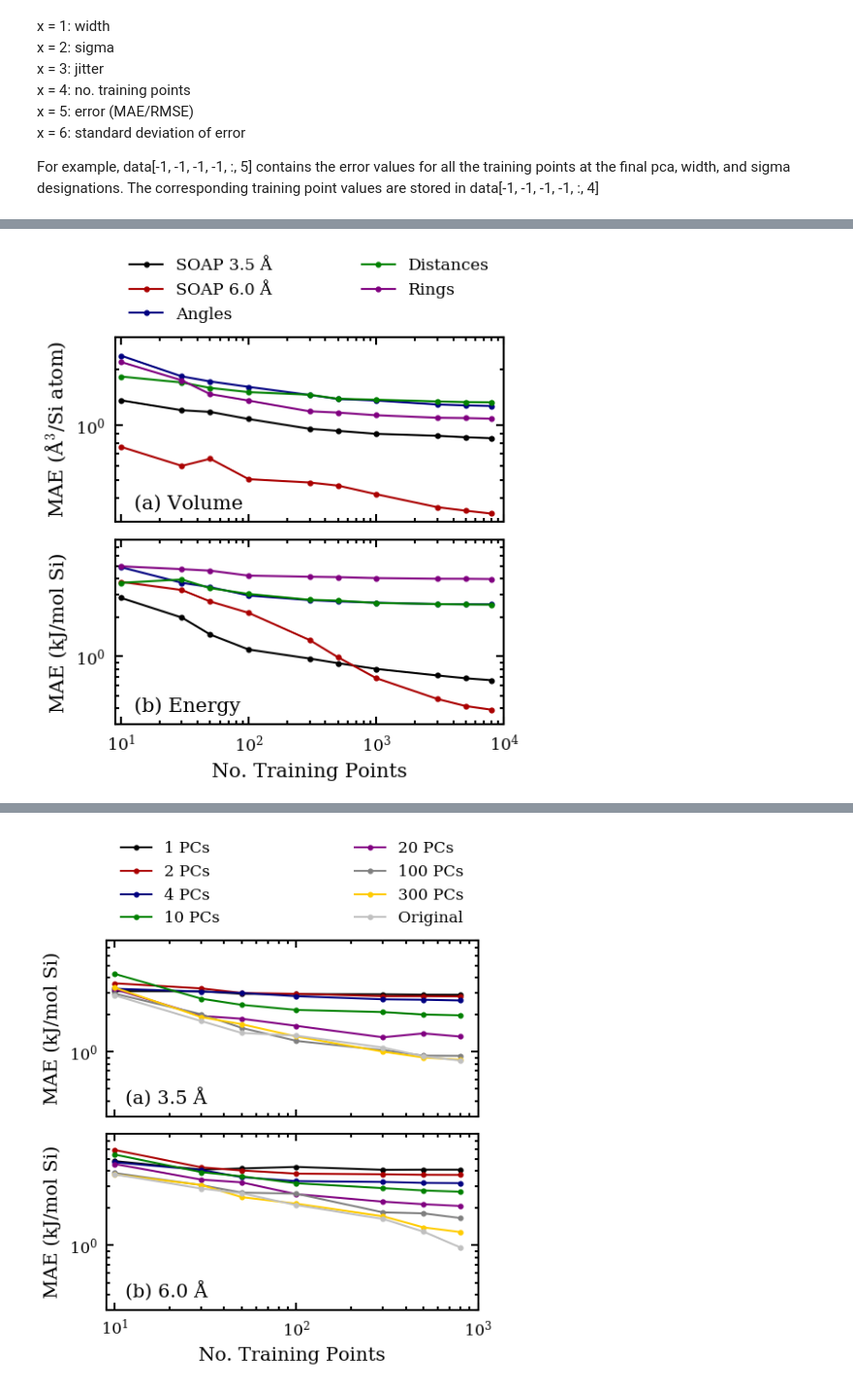
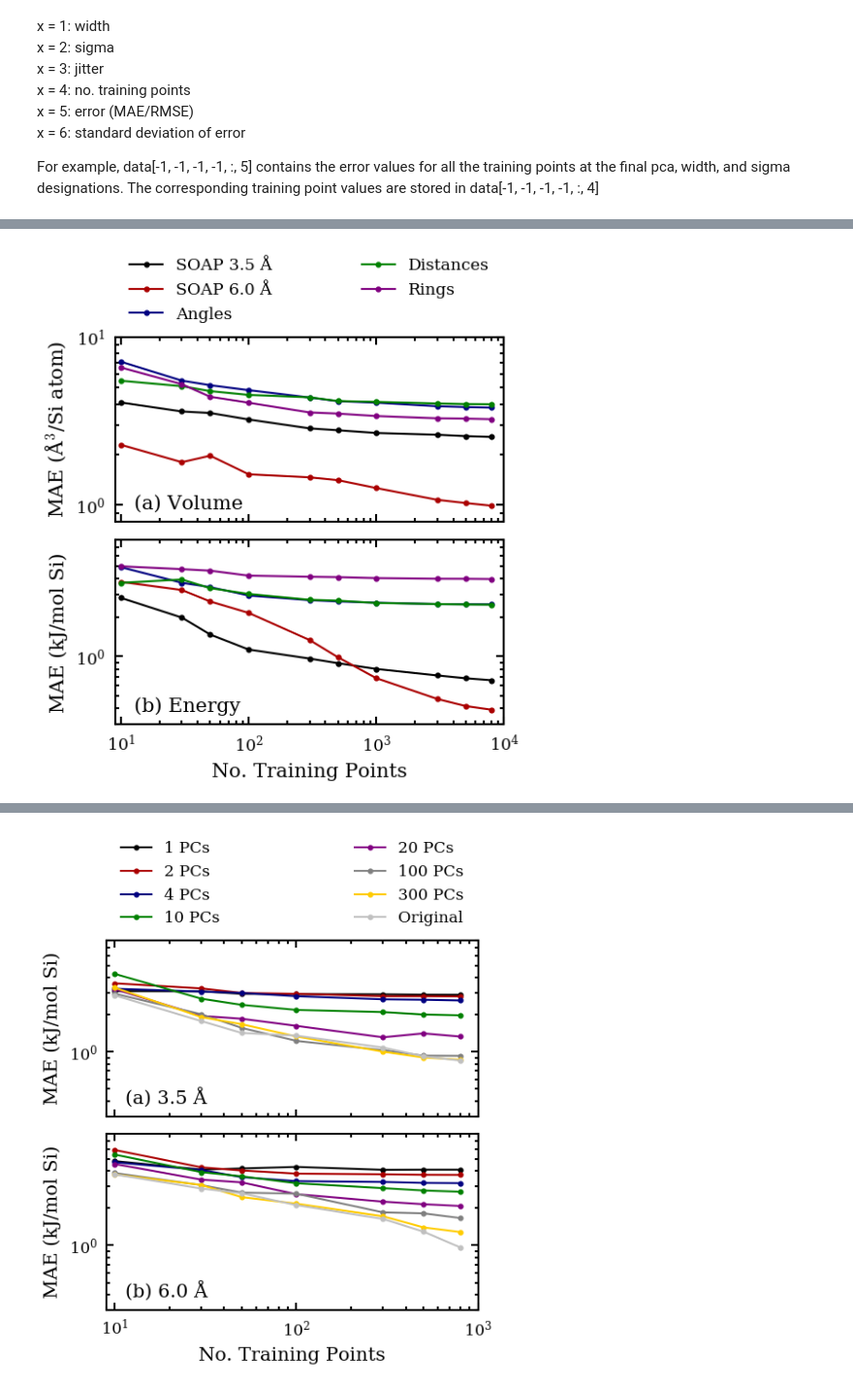
Before and after one commit to bhelfrecht/zeolites_soap, a Jupyter notebook: Scripts/learningCurves.ipynb, the cells around one changed output, grey strips where cells are left out. Shown: that part at 97% size. Saved outputs shown, nothing was run; the diff lists cells and outputs as text; code cells hidden in the pictures.

```diff
--- a/Scripts/learningCurves.ipynb
+++ b/Scripts/learningCurves.ipynb
@@ -275,11 +283,11 @@ axsVolume.set_ylabel('MAE ' + ur'(\u00c5$^3$/Si atom)')
 axsEnergy.set_ylabel('MAE (kJ/mol Si)')
 
 # Plot volume curves
-axsVolume.loglog(vol3[0, 0, 0, 0, :, 4], vol3[0, 0, 0, 0, :, 5], marker='o', label=u'SOAP 3.5 \u00c5')
-axsVolume.loglog(vol6[0, 0, 0, 0, :, 4], vol6[0, 0, 0, 0, :, 5], marker='o', label=u'SOAP 6.0 \u00c5')
-axsVolume.loglog(volA[0, 0, 0, 0, :, 4], volA[0, 0, 0, 0, :, 5], marker='o', label='Angles')
-axsVolume.loglog(volD[0, 0, 0, 0, :, 4], volD[0, 0, 0, 0, :, 5], marker='o', label='Distances')
-axsVolume.loglog(volR[0, 0, 0, 0, :, 4], volR[0, 0, 0, 0, :, 5], marker='o', label='Rings')
+axsVolume.loglog(vol3[0, 0, 0, 0, :, 4], vol3[0, 0, 0, 0, :, 5]*3, marker='o', label=u'SOAP 3.5 \u00c5')
+axsVolume.loglog(vol6[0, 0, 0, 0, :, 4], vol6[0, 0, 0, 0, :, 5]*3, marker='o', label=u'SOAP 6.0 \u00c5')
+axsVolume.loglog(volA[0, 0, 0, 0, :, 4], volA[0, 0, 0, 0, :, 5]*3, marker='o', label='Angles')
+axsVolume.loglog(volD[0, 0, 0, 0, :, 4], volD[0, 0, 0, 0, :, 5]*3, marker='o', label='Distances')
+axsVolume.loglog(volR[0, 0, 0, 0, :, 4], volR[0, 0, 0, 0, :, 5]*3, marker='o', label='Rings')
 axsVolume.text(0.05, 0.05, '(a) Volume', horizontalalignment='left', verticalalignment='bottom',
                transform=axsVolume.transAxes, fontsize='medium')
 
@@ -293,40 +301,41 @@ axsEnergy.text(0.05, 0.05, '(b) Energy', horizontalalignment='left', verticalali
                transform=axsEnergy.transAxes, fontsize='medium')
 
 # Plot error bars with standard deviation
 """axsVolume.set_prop_cycle(None)
 axsEnergy.set_prop_cycle(None)
 
-axsVolume.errorbar(vol3[0, 0, 0, 0, :, 4], vol3[0, 0, 0, 0, :, 5], yerr=vol3[0, 0, 0, 0, :, 6], fmt='none')
-axsVolume.errorbar(vol6[0, 0, 0, 0, :, 4], vol6[0, 0, 0, 0, :, 5], yerr=vol6[0, 0, 0, 0, :, 6], fmt='none')
-axsVolume.errorbar(volA[0, 0, 0, 0, :, 4], volA[0, 0, 0, 0, :, 5], yerr=volA[0, 0, 0, 0, :, 6], fmt='none')
-axsVolume.errorbar(volD[0, 0, 0, 0, :, 4], volD[0, 0, 0, 0, :, 5], yerr=volD[0, 0, 0, 0, :, 6], fmt='none')
-axsVolume.errorbar(volR[0, 0, 0, 0, :, 4], volR[0, 0, 0, 0, :, 5], yerr=volR[0, 0, 0, 0, :, 6], fmt='none')
+axsVolume.errorbar(vol3[0, 0, 0, 0, :, 4], vol3[0, 0, 0, 0, :, 5]*3, yerr=vol3[0, 0, 0, 0, :, 6]*3, fmt='none')
+axsVolume.errorbar(vol6[0, 0, 0, 0, :, 4], vol6[0, 0, 0, 0, :, 5]*3, yerr=vol6[0, 0, 0, 0, :, 6]*3, fmt='none')
+axsVolume.errorbar(volA[0, 0, 0, 0, :, 4], volA[0, 0, 0, 0, :, 5]*3, yerr=volA[0, 0, 0, 0, :, 6]*3, fmt='none')
+axsVolume.errorbar(volD[0, 0, 0, 0, :, 4], volD[0, 0, 0, 0, :, 5]*3, yerr=volD[0, 0, 0, 0, :, 6]*3, fmt='none')
+axsVolume.errorbar(volR[0, 0, 0, 0, :, 4], volR[0, 0, 0, 0, :, 5]*3, yerr=volR[0, 0, 0, 0, :, 6]*3, fmt='none')
 
 axsEnergy.errorbar(e3[0, 0, 0, 0, :, 4], e3[0, 0, 0, 0, :, 5], yerr=e3[0, 0, 0, 0, :, 6], fmt='none')
 axsEnergy.errorbar(e6[0, 0, 0, 0, :, 4], e6[0, 0, 0, 0, :, 5], yerr=e6[0, 0, 0, 0, :, 6], fmt='none')
 axsEnergy.errorbar(eA[0, 0, 0, 0, :, 4], eA[0, 0, 0, 0, :, 5], yerr=eA[0, 0, 0, 0, :, 6], fmt='none')
 axsEnergy.errorbar(eD[0, 0, 0, 0, :, 4], eD[0, 0, 0, 0, :, 5], yerr=eD[0, 0, 0, 0, :, 6], fmt='none')
 axsEnergy.errorbar(eR[0, 0, 0, 0, :, 4], eR[0, 0, 0, 0, :, 5], yerr=eR[0, 0, 0, 0, :, 6], fmt='none')"""
 
 # Legend
 axsVolume.legend(frameon=False, loc='lower left', bbox_to_anchor=(0.0, 1.0, 1.0, 0.0), ncol=2, mode='expand')
 
 # Axes limits
 axsVolume.set_xlim([9, 10000])
 axsEnergy.set_xlim([9, 10000])
-axsVolume.set_ylim([0.3, 3])
+axsVolume.set_ylim([0.3*3, 3*3])
+axsVolume.set_ylim([0.8, 10])
 axsEnergy.set_ylim([0.3, 8])
 
 # Tick parameters
 axsVolume.set_xticklabels([])
 axsVolume.tick_params(axis='y', which='minor', labelleft=False)
 figLearn.subplots_adjust(wspace=0.0, hspace=0.1)
 figLearn.align_ylabels()
 
 figLearn.savefig('../Results/DEEM_10k/learn_10k.pdf', bbox_inches='tight')
 plt.show()
 # %% [output]
-[figure, old version]
+[figure, new version]
 # %%
 # Load DEEM 1k learning curves from KPCA (volume)
 vol3 = np.load('../Processed_Data/DEEM_1k/Volume/3.5/Gaussian/maeAvgTest.npy')
```
Also changed, not shown: parts of 8 cells of this notebook, 7 other files.
